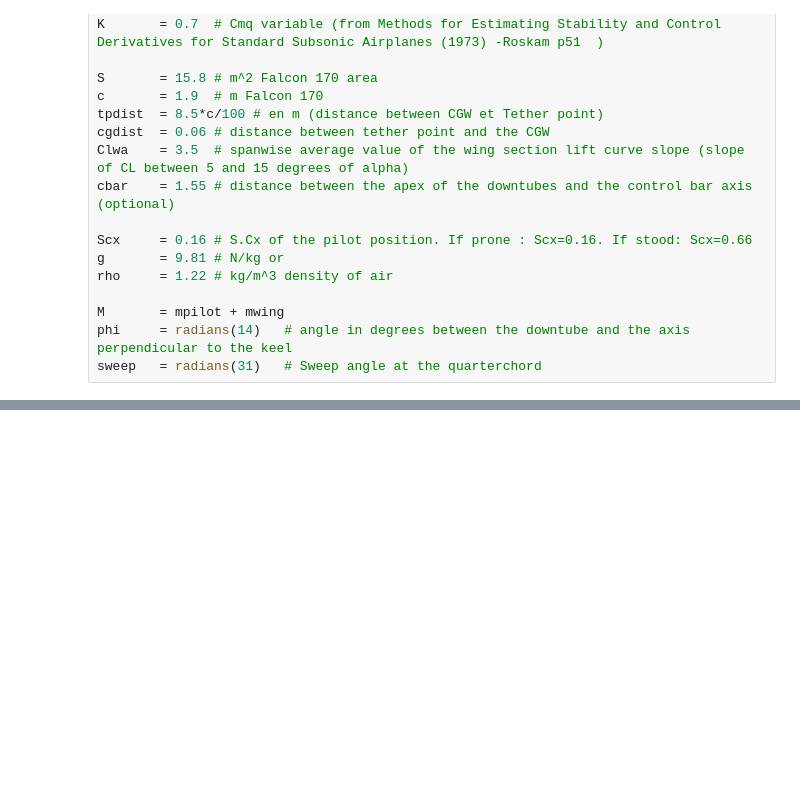
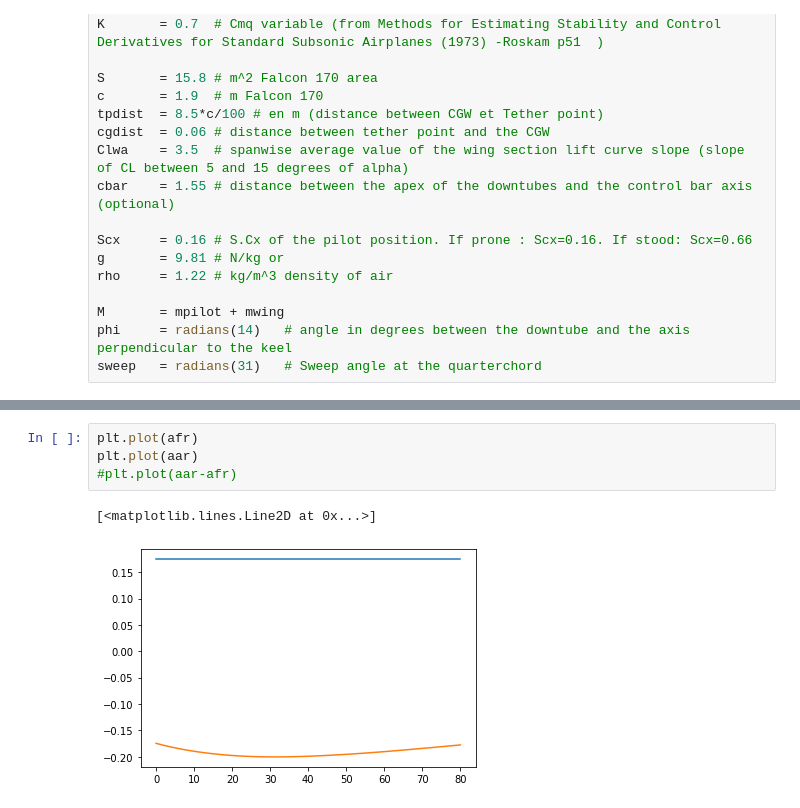
Before and after one commit to Future-Hangglider/Matlab_model_hang-glider, a Jupyter notebook: python_version2.ipynb, the cells around one changed output, grey strips where cells are left out. Saved outputs shown, nothing was run; the diff lists cells and outputs as text; blank space fills up the shorter version.

```diff
--- a/python_version2.ipynb
+++ b/python_version2.ipynb
@@ -133,0 +120,7 @@ Text(0.5, 1.0, 'glide path')
+# %%
+plt.plot(afr)
+plt.plot(aar)
+#plt.plot(aar-afr)
+# %% [output]
+[<matplotlib.lines.Line2D at 0x...>]
+[figure, added]
```
Also changed, not shown: parts of 3 cells of this notebook, 1 other file.
